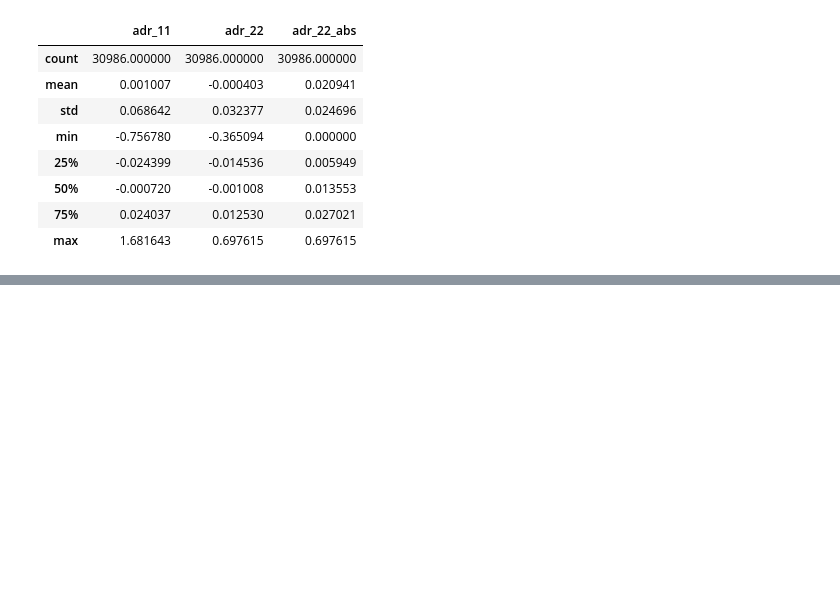
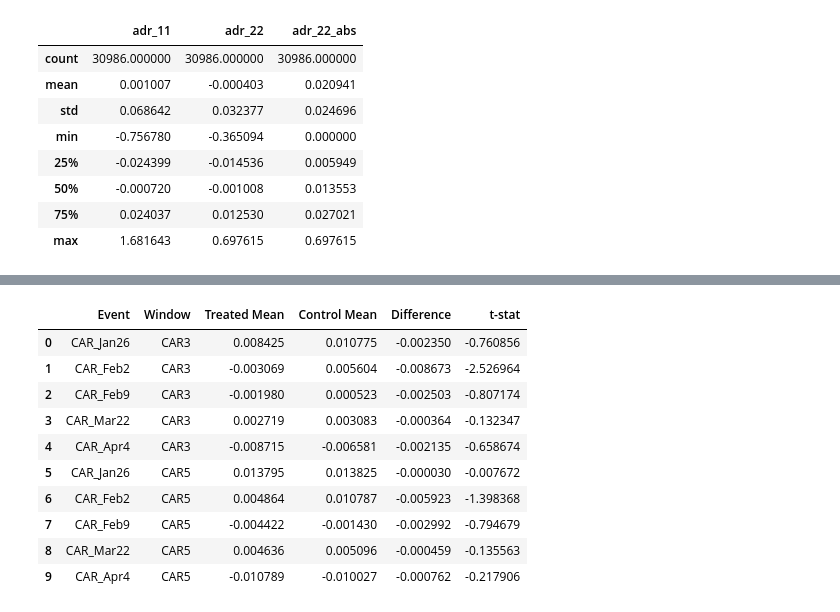
Before and after one commit to wangyouan/STOCKAct, a Jupyter notebook: Notebook/CreateOtherData.ipynb, the cells around one changed output, grey strips where cells are left out. Cells and saved outputs as stored; diff of their text form; code cells hidden in the pictures; blank space fills up the shorter version.

```diff
--- a/Notebook/CreateOtherData.ipynb
+++ b/Notebook/CreateOtherData.ipynb
@@ -380,0 +519,49 @@ result_df.to_stata(os.path.join(const.RESULT_PATH, '20250312_stock_act_eap_test.
+# %%
+from scipy import stats
+
+def summarize_grouped_car(df, method='CAPM'):
+    rows = []
+    windows = ['CAR3', 'CAR5']
+    event_labels = ['CAR_Jan26', 'CAR_Feb2', 'CAR_Feb9', 'CAR_Mar22', 'CAR_Apr4']
+
+    for win in windows:
+        for event in event_labels:
+            colname = f'{event}_{win}_{method}'
+            treated = df[df['MajorGovCustomer'] == 1][colname].dropna()
+            control = df[df['MajorGovCustomer'] == 0][colname].dropna()
+
+            mean_treated = treated.mean()
+            mean_control = control.mean()
+            diff = mean_treated - mean_control
+
+            # Welch’s t-test (unequal variances)
+            t_stat, p_val = stats.ttest_ind(treated, control, equal_var=False, nan_policy='omit')
+
+            rows.append({
+                'Event': event,
+                'Window': win,
+                'Treated Mean': mean_treated,
+                'Control Mean': mean_control,
+                'Difference': diff,
+                't-stat': t_stat
+            })
+
+    return pd.DataFrame(rows)
+
+# 应用两次，分别生成 CAPM 和 FF-adjusted 表
+capm_table = summarize_grouped_car(df_result, method='CAPM')
+ff3_table = summarize_grouped_car(df_result, method='FF3')
+# %%
+capm_table
+# %% [output]
+|  | Event | Window | Treated Mean | Control Mean | Difference | t-stat |
+| 0 | CAR_Jan26 | CAR3 | 0.008425 | 0.010775 | -0.002350 | -0.760856 |
+| 1 | CAR_Feb2 | CAR3 | -0.003069 | 0.005604 | -0.008673 | -2.526964 |
+| 2 | CAR_Feb9 | CAR3 | -0.001980 | 0.000523 | -0.002503 | -0.807174 |
+| 3 | CAR_Mar22 | CAR3 | 0.002719 | 0.003083 | -0.000364 | -0.132347 |
+| 4 | CAR_Apr4 | CAR3 | -0.008715 | -0.006581 | -0.002135 | -0.658674 |
+| 5 | CAR_Jan26 | CAR5 | 0.013795 | 0.013825 | -0.000030 | -0.007672 |
+| 6 | CAR_Feb2 | CAR5 | 0.004864 | 0.010787 | -0.005923 | -1.398368 |
+| 7 | CAR_Feb9 | CAR5 | -0.004422 | -0.001430 | -0.002992 | -0.794679 |
+| 8 | CAR_Mar22 | CAR5 | 0.004636 | 0.005096 | -0.000459 | -0.135563 |
+| 9 | CAR_Apr4 | CAR5 | -0.010789 | -0.010027 | -0.000762 | -0.217906 |
```
Also changed, not shown: parts of 8 cells of this notebook, 1 other file.
